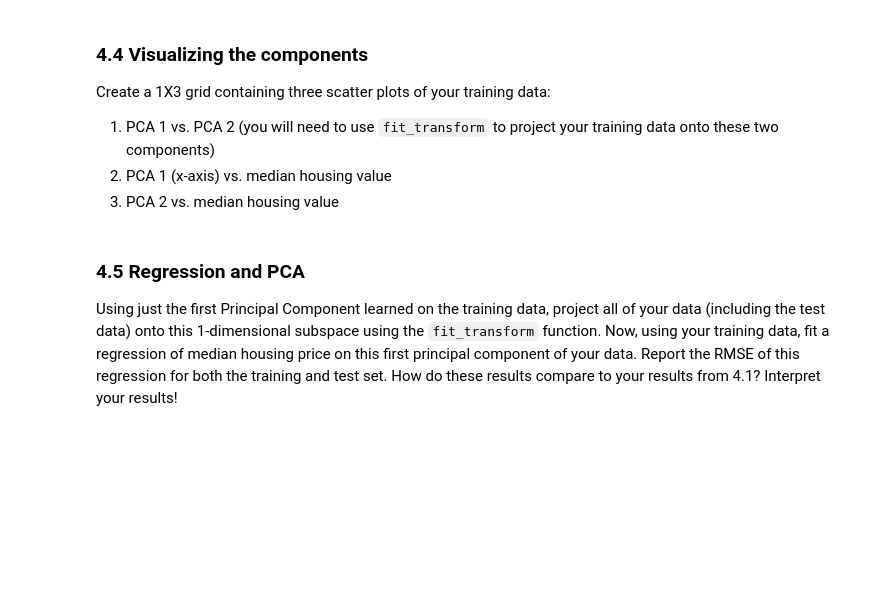
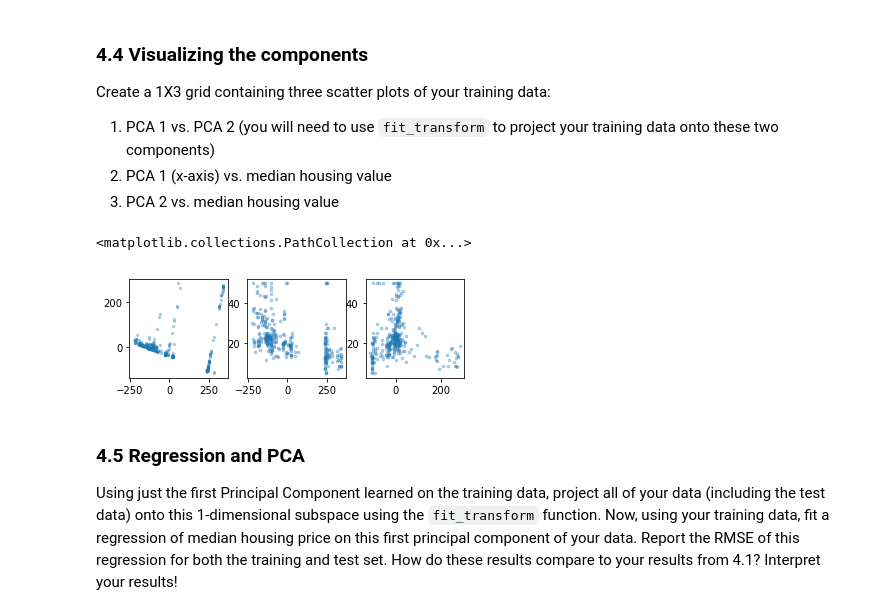
Before and after one commit to huibrm/hw-5, a Jupyter notebook: pset5.ipynb, the cells around one changed output. Drawn from its saved outputs; the diff is of its cells as text; code cells hidden in the pictures; blank space fills up the shorter version.

```diff
--- a/pset5.ipynb
+++ b/pset5.ipynb
@@ -801,3 +839,16 @@ Create a 1X3 grid containing three scatter plots of your training data:
+# %%
+# Enter your code here
+pca2 = PCA(n_components = 2)
+f2 = pca2.fit_transform(X_train)
+plt.subplot(231)
+plt.scatter(f2[:,0], f2[:,1], s = 5, alpha = .3)
+plt.subplot(232)
+plt.scatter(f2[:,0], y_train, s = 7, alpha = .3)
+plt.subplot(233)
+plt.scatter(f2[:,1], y_train, s = 7, alpha = .3)
+# %% [output]
+<matplotlib.collections.PathCollection at 0x...>
+[figure, added]
 # %% [markdown]
 ### 4.5 Regression and PCA
 
```
Also changed, not shown: parts of 8 cells of this notebook.
